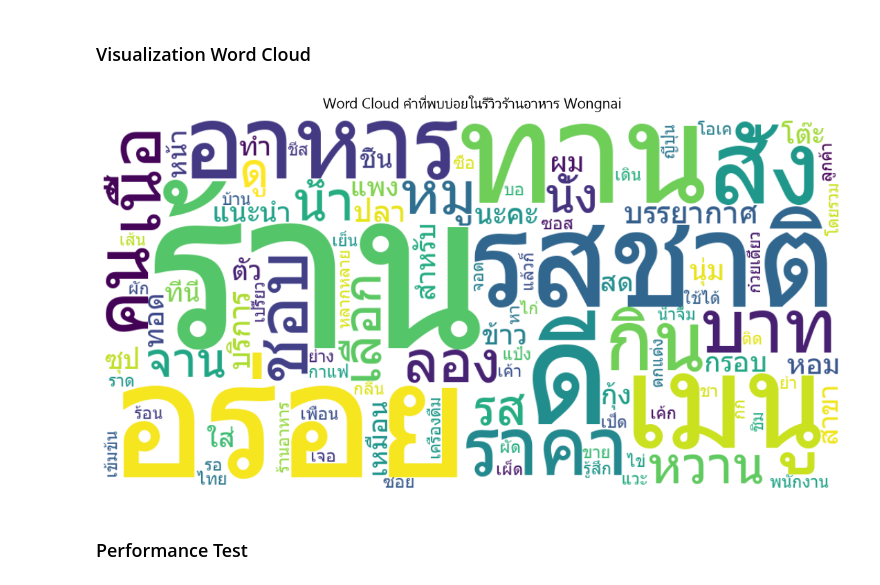
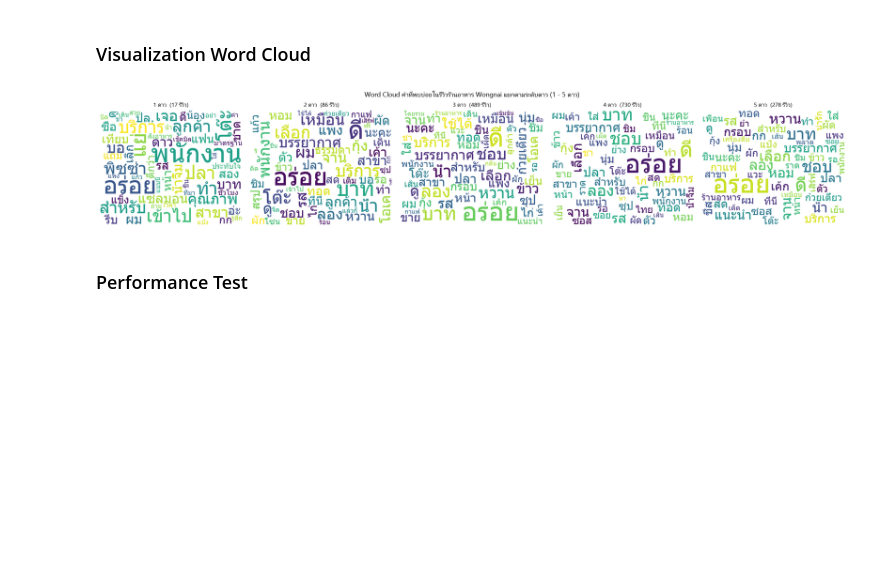
Before and after one commit to CurveQz/Bayesian, a Jupyter notebook: main.ipynb, the cells around one changed output. Cells and saved outputs as stored; diff of their text form; code cells hidden in the pictures; blank space fills up the shorter version.

Commit message:
Word Cloud แยก 1-5 ดาว และหา stopword จากชุด Train

```diff
--- a/main.ipynb
+++ b/main.ipynb
@@ -45,6 +45,7 @@ df.head()
 3. จัดให้อยู่ในรูปที่นำไปใช้ได้ง่าย
 '''
 # ดึงชุดคำเชื่อม/คำฟุ่มเฟือยภาษาไทย (Stop words)
+import re
 stop_words = set(thai_stopwords())
 
 def normalize_text(text):
@@ -55,7 +56,8 @@ def normalize_text(text):
     clean_words = []
     for w in words:
         w = w.strip()
-        if w not in stop_words and len(w) > 1 and not w.isnumeric():
+        # ต้องมีตัวอักษรไทย/อังกฤษอย่างน้อย 1 ตัว (กรองเครื่องหมาย เช่น '..' '!!' ออก)
+        if w not in stop_words and len(w) > 1 and not w.isnumeric() and re.search(r'[ก-ฮa-zA-Z]', w):
             clean_words.append(w)
 
     return clean_words
@@ -277,25 +357,34 @@ plt.show()
 # %%
 from wordcloud import WordCloud
 
-# สร้าง Word Cloud จาก Dictionary ความถี่คำ (total_word_counts) โดยใช้ฟอนต์ภาษาไทยของ Windows
-wc = WordCloud(
-    font_path='C:/Windows/Fonts/tahoma.ttf',
-    width=1000,
-    height=500,
-    background_color='white',
-    max_words=100,
-    colormap='viridis'
-).generate_from_frequencies(total_word_counts)
+# สร้าง Word Cloud แยกตามระดับดาว 1 - 5 ดาว จากความถี่คำของแต่ละดาว (class_word_counts)
+# ใช้ข้อมูลหลังตัด stopword ที่หาได้จากการเทรนแล้ว
+FONT_PATH = 'C:/Windows/Fonts/tahoma.ttf'   # ฟอนต์ภาษาไทยของ Windows
 
-# แสดงภาพ Word Cloud
-plt.figure(figsize=(12, 6))
-plt.imshow(wc, interpolation='bilinear')
-plt.axis('off')
-plt.title('Word Cloud คำที่พบบ่อยในรีวิวร้านอาหาร Wongnai', fontsize=15, pad=12)
+# วางเรียงเป็นแถวเดียวแนวนอน 1 แถว x 5 ภาพ (ภาพเล็กๆ เรียงยาว)
+fig, axes = plt.subplots(1, 5, figsize=(25, 4.5))
+
+for i, r in enumerate(ratings):
+    wc = WordCloud(
+        font_path=FONT_PATH,
+        width=500,
+        height=400,
+        max_font_size=90,
+        background_color='white',
+        max_words=60,
+        colormap='viridis'
+    ).generate_from_frequencies(class_word_counts[r])
+
+    n_reviews = (train_df['rating'] == r).sum()
+    axes[i].imshow(wc, interpolation='bilinear')
+    axes[i].axis('off')
+    axes[i].set_title(f'{r} ดาว  ({n_reviews} รีวิว)', fontsize=14, pad=8)
+
+fig.suptitle('Word Cloud คำที่พบบ่อยในรีวิวร้านอาหาร Wongnai แยกตามระดับดาว (1 - 5 ดาว)', fontsize=16, y=1.02)
 plt.tight_layout()
 plt.show()
 # %% [output]
-[figure, old version]
+[figure, new version]
 # %% [markdown]
 ### Performance Test
 # %%
```
Also changed, not shown: parts of 9 cells of this notebook.
